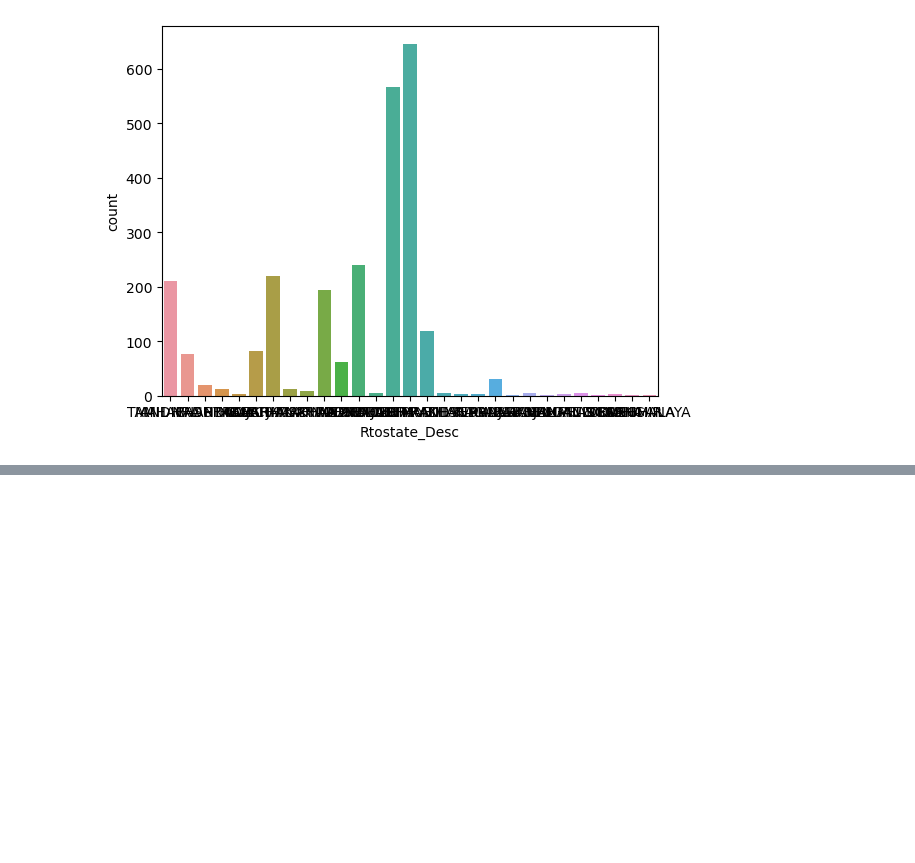
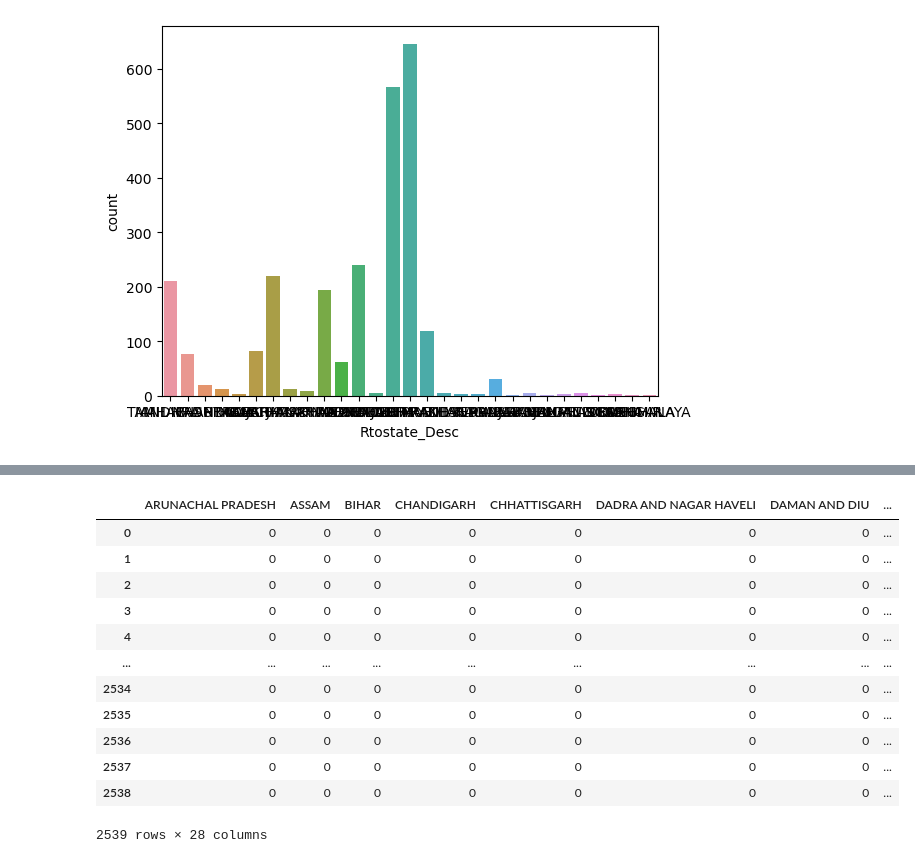
Before and after one commit to akashrai2003/Enigma4.0, a Jupyter notebook: Enigma 4.0.ipynb, the cells around one changed output, grey strips where cells are left out. Saved outputs shown, nothing was run; the diff lists cells and outputs as text; code cells hidden in the pictures; blank space fills up the shorter version.

```diff
--- a/Enigma 4.0.ipynb
+++ b/Enigma 4.0.ipynb
@@ -223,0 +330,18 @@ sns.counplot(x='')
+# %%
+states=pd.get_dummies(x['Rtostate_Desc'],drop_first=True)
+# %%
+states
+# %% [output]
+|  | ARUNACHAL PRADESH | ASSAM | BIHAR | CHANDIGARH | CHHATTISGARH | DADRA AND NAGAR HAVELI | DAMAN AND DIU | ... |
+| 0 | 0 | 0 | 0 | 0 | 0 | 0 | 0 | ... |
+| 1 | 0 | 0 | 0 | 0 | 0 | 0 | 0 | ... |
+| 2 | 0 | 0 | 0 | 0 | 0 | 0 | 0 | ... |
+| 3 | 0 | 0 | 0 | 0 | 0 | 0 | 0 | ... |
+| 4 | 0 | 0 | 0 | 0 | 0 | 0 | 0 | ... |
+| ... | ... | ... | ... | ... | ... | ... | ... | ... |
+| 2534 | 0 | 0 | 0 | 0 | 0 | 0 | 0 | ... |
+| 2535 | 0 | 0 | 0 | 0 | 0 | 0 | 0 | ... |
+| 2536 | 0 | 0 | 0 | 0 | 0 | 0 | 0 | ... |
+| 2537 | 0 | 0 | 0 | 0 | 0 | 0 | 0 | ... |
+| 2538 | 0 | 0 | 0 | 0 | 0 | 0 | 0 | ... |
+2539 rows × 28 columns
```
Also changed, not shown: parts of 45 cells of this notebook.
